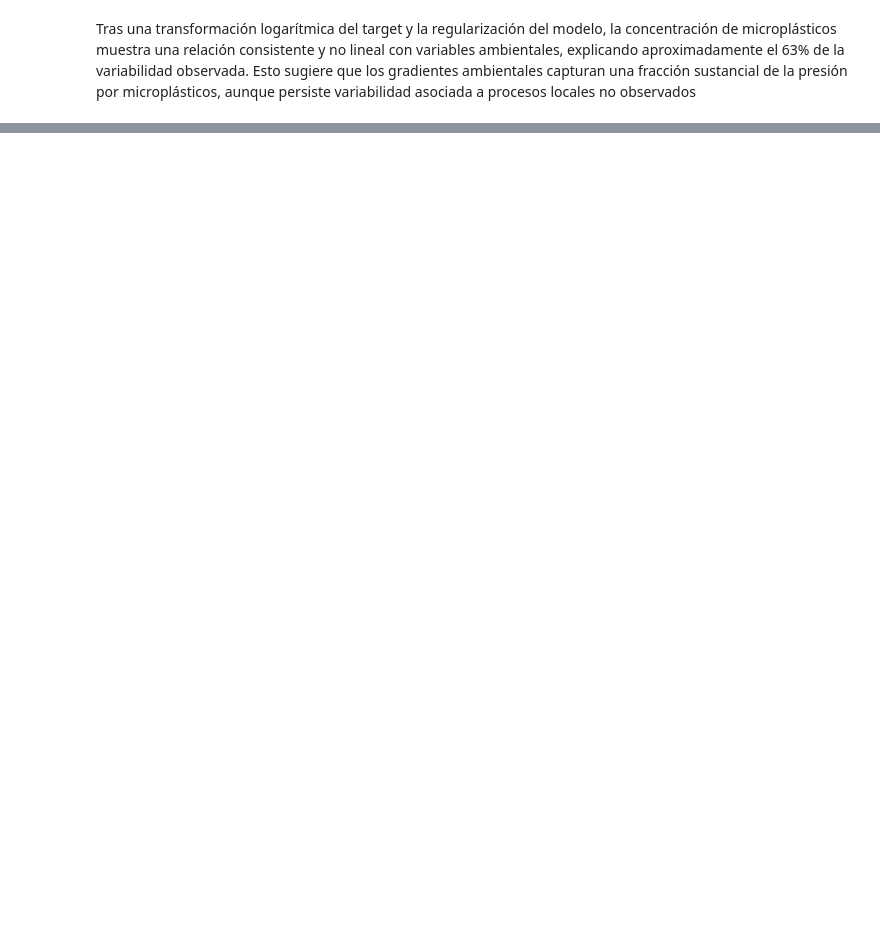
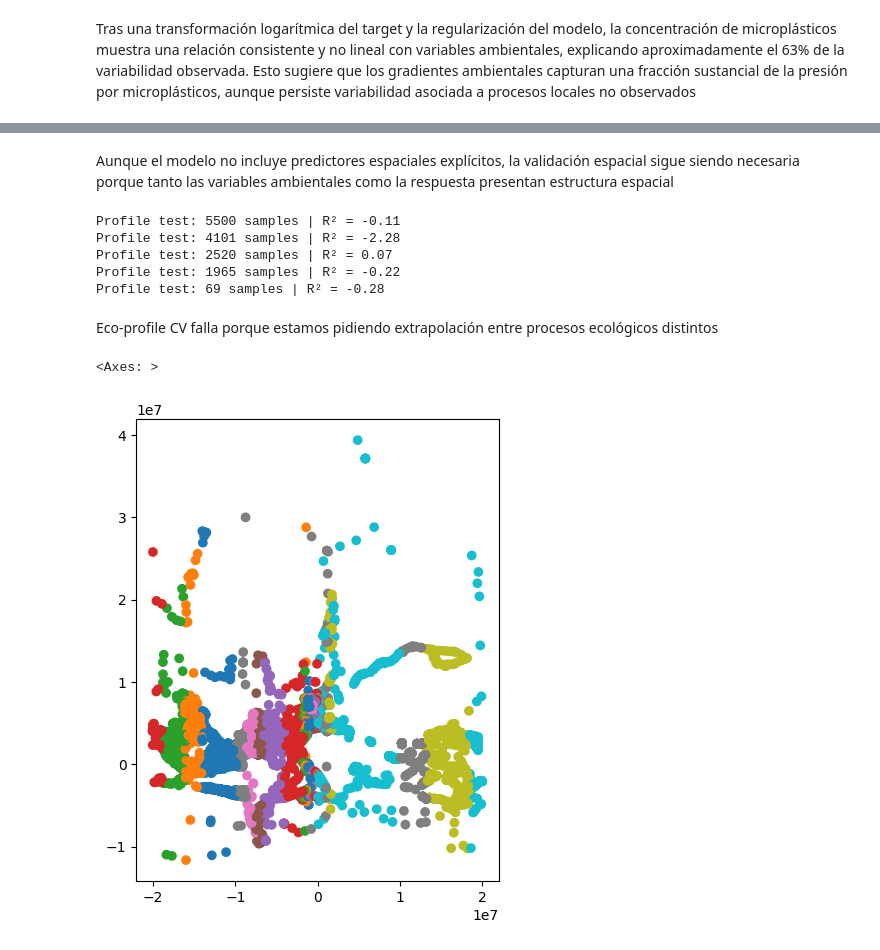
Before and after one commit to 4GeeksAcademy/loreykil_proyecto_final, a Jupyter notebook: src/model_NOAA_ecology.ipynb, the cells around one changed output, grey strips where cells are left out. Drawn from its saved outputs; the diff is of its cells as text; code cells hidden in the pictures; blank space fills up the shorter version.

```diff
--- a/src/model_NOAA_ecology.ipynb
+++ b/src/model_NOAA_ecology.ipynb
@@ -267,0 +299,62 @@ Tras una transformación logarítmica del target y la regularización del modelo
+# %% [markdown]
+Aunque el modelo no incluye predictores espaciales explícitos, la validación espacial sigue siendo necesaria porque tanto las variables ambientales como la respuesta presentan estructura espacial
+# %%
+gdf = gpd.read_file("../data/grid_ocean/gdf_microplastics_with_env.gpkg")
+gdf = gdf.to_crs(3857)
+# %%
+from sklearn.model_selection import GroupKFold
+
+X = gdf[features]
+y = np.log1p(gdf["microplastics_measurement"])
+groups = gdf["profile_eco"]
+
+cv = GroupKFold(n_splits=gdf["profile_eco"].nunique())
+
+for train_idx, test_idx in cv.split(X, y, groups):
+    X_train, X_test = X.iloc[train_idx], X.iloc[test_idx]
+    y_train, y_test = y.iloc[train_idx], y.iloc[test_idx]
+
+    rf = RandomForestRegressor(
+        n_estimators=300,
+        max_depth=10,
+        min_samples_leaf=20,
+        random_state=42,
+        n_jobs=-1
+    )
+
+    rf.fit(X_train, y_train)
+    y_pred = rf.predict(X_test)
+
+    print(
+        f"Profile test: {y_test.index.size} samples | "
+        f"R² = {r2_score(y_test, y_pred):.2f}"
+    )
+# %% [output]
+Profile test: 5500 samples | R² = -0.11
+Profile test: 4101 samples | R² = -2.28
+Profile test: 2520 samples | R² = 0.07
+Profile test: 1965 samples | R² = -0.22
+Profile test: 69 samples | R² = -0.28
+# %% [markdown]
+Eco-profile CV falla porque estamos pidiendo extrapolación entre procesos ecológicos distintos
+# %%
+block_size = 100_000  # 100 km
+
+import numpy as np
+
+gdf["x_block"] = (gdf.geometry.x // block_size).astype(int)
+gdf["y_block"] = (gdf.geometry.y // block_size).astype(int)
+
+gdf["spatial_block"] = (
+    gdf["x_block"].astype(str) + "_" + gdf["y_block"].astype(str)
+)
+# %%
+gdf.plot(
+    column="spatial_block",
+    categorical=True,
+    legend=False,
+    figsize=(8,6)
+)
+# %% [output]
+<Axes: >
+[figure, added]
```
Also changed, not shown: parts of 40 cells of this notebook.
